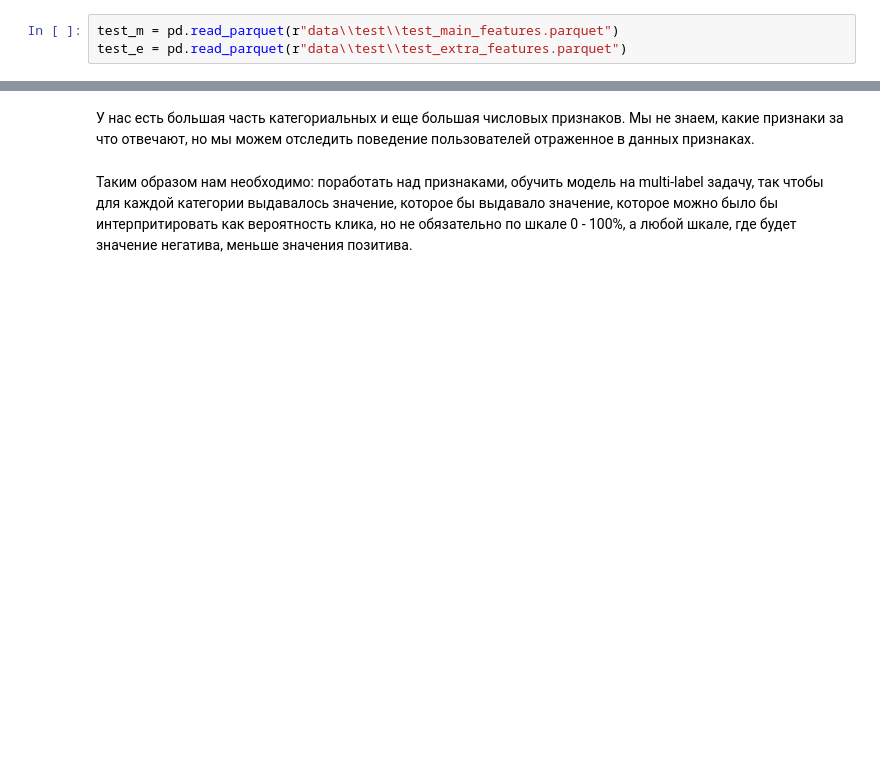
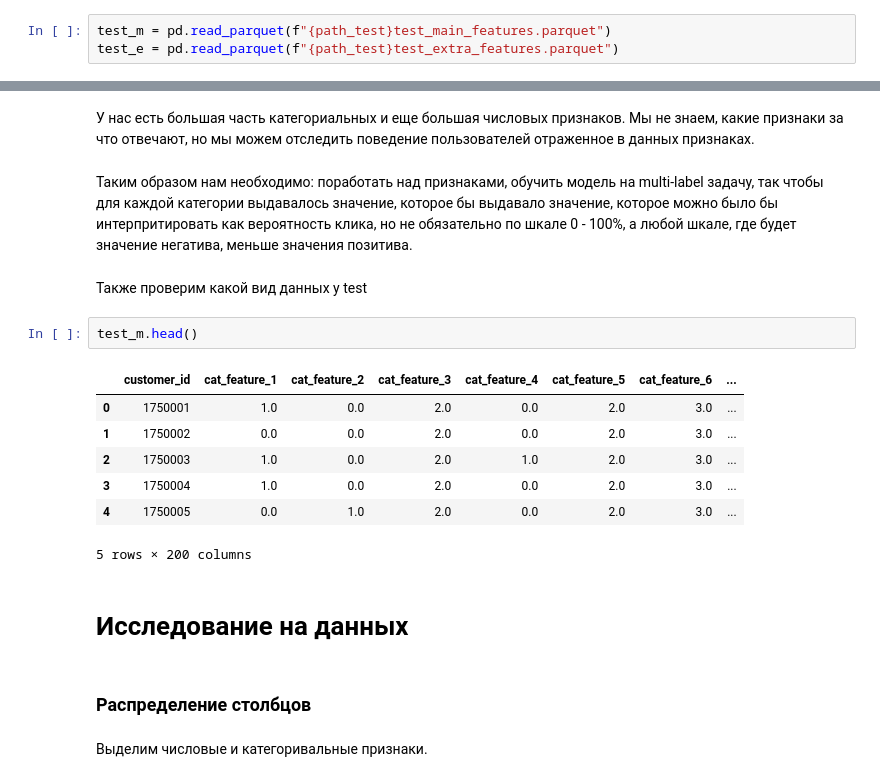
Before and after one commit to Mister-0-Zero/kiberPolka, a Jupyter notebook: research.ipynb, the cells around one changed output, grey strips where cells are left out. Cells and saved outputs as stored; diff of their text form; blank space fills up the shorter version.

Commit message:
research different sample data

```diff
--- a/research.ipynb
+++ b/research.ipynb
@@ -9,4 +42,4 @@ train_t = pd.read_parquet(r"data\\train\\train_target.parquet")
 # %%
-test_m = pd.read_parquet(r"data\\test\\test_main_features.parquet")
-test_e = pd.read_parquet(r"data\\test\\test_extra_features.parquet")
+test_m = pd.read_parquet(f"{path_test}test_main_features.parquet")
+test_e = pd.read_parquet(f"{path_test}test_extra_features.parquet")
 # %%
@@ -39,3 +141,21 @@ train_m.head()
 У нас есть большая часть категориальных и еще большая числовых признаков. Мы не знаем, какие признаки за что отвечают, но мы можем отследить поведение пользователей отраженное в данных признаках.
 # %% [markdown]
 Таким образом нам необходимо: поработать над признаками, обучить модель на multi-label задачу, так чтобы для каждой категории выдавалось значение, которое бы выдавало значение, которое можно было бы интерпритировать как вероятность клика, но не обязательно по шкале 0 - 100%, а любой шкале, где будет значение негатива, меньше значения позитива.
+# %% [markdown]
+Также проверим какой вид данных у test
+# %%
+test_m.head()
+# %% [output]
+|  | customer_id | cat_feature_1 | cat_feature_2 | cat_feature_3 | cat_feature_4 | cat_feature_5 | cat_feature_6 | ... |
+| 0 | 1750001 | 1.0 | 0.0 | 2.0 | 0.0 | 2.0 | 3.0 | ... |
+| 1 | 1750002 | 0.0 | 0.0 | 2.0 | 0.0 | 2.0 | 3.0 | ... |
+| 2 | 1750003 | 1.0 | 0.0 | 2.0 | 1.0 | 2.0 | 3.0 | ... |
+| 3 | 1750004 | 1.0 | 0.0 | 2.0 | 0.0 | 2.0 | 3.0 | ... |
+| 4 | 1750005 | 0.0 | 1.0 | 2.0 | 0.0 | 2.0 | 3.0 | ... |
+5 rows × 200 columns
+# %% [markdown]
+# Исследование на данных
+# %% [markdown]
+### Распределение столбцов
+# %% [markdown]
+Выделим числовые и категоривальные признаки.
```
Also changed, not shown: parts of 57 cells of this notebook.
